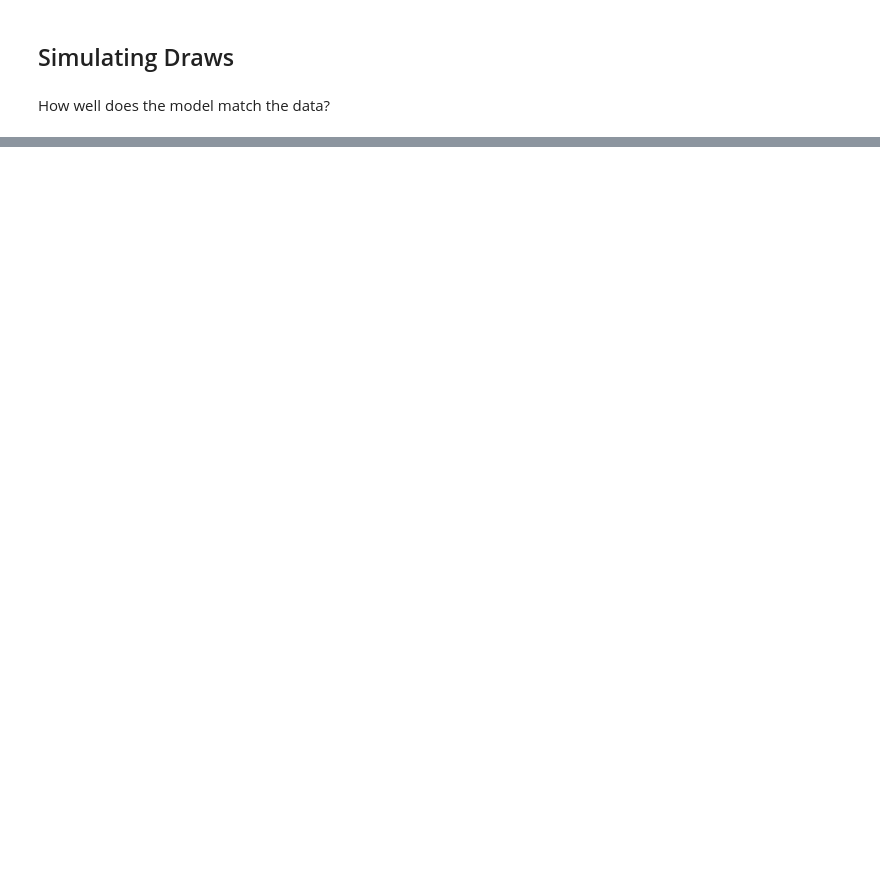
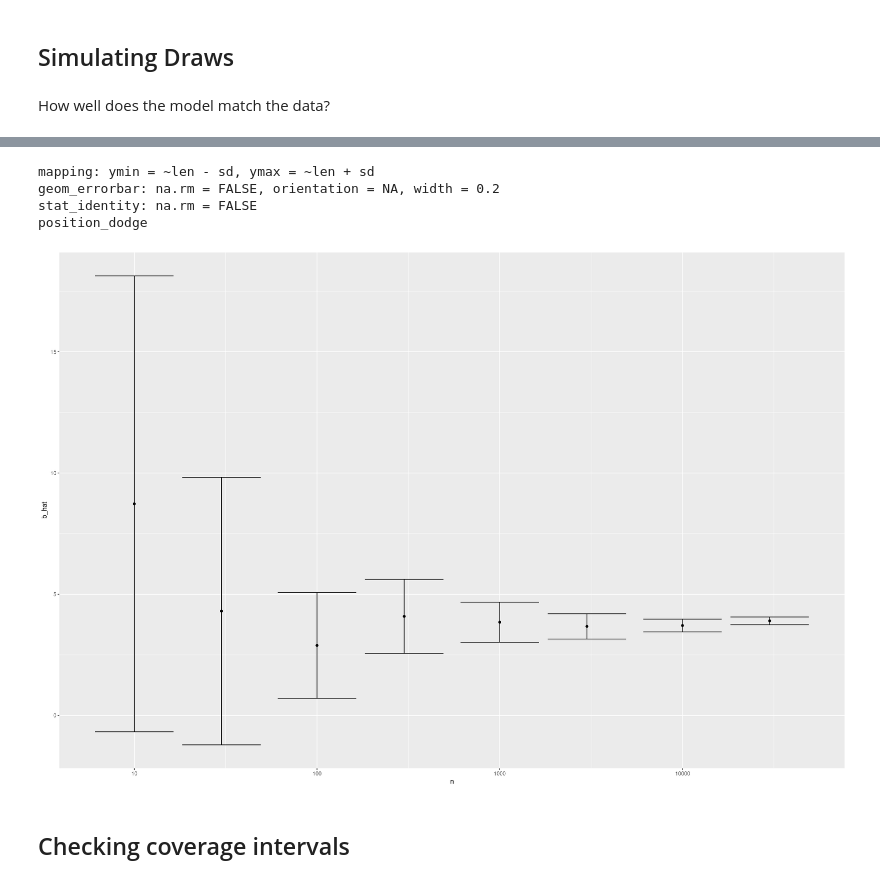
Before and after one commit to EdwardJRoss/regression_stories, a Jupyter notebook: Chapter 7 Exercises.ipynb, the cells around one changed output, grey strips where cells are left out. Cells and saved outputs as stored; diff of their text form; code cells hidden in the pictures; blank space fills up the shorter version.

```diff
--- a/Chapter 7 Exercises.ipynb
+++ b/Chapter 7 Exercises.ipynb
@@ -593,0 +589,25 @@ xlab("% people respond Religion is Important")
+# %%
+a <- 0.09
+b <- 3.9
+s <- 3.9
+
+simulate_fit <- function(n) {
+    x <- runif(n)
+    y <- rnorm(n, a + b*x, s)
+    fake <- data.frame(x, y)
+
+    fit <- stan_glm(y ~ x, data=fake, refresh=0)
+
+    c(b_hat=coef(fit)["x"], b_se=se(fit)["x"])
+
+}
+# %%
+n_vars = c(10, 30)
+n_powers = seq(0, 3)
+
+ns <- rep(n_vars, length(n_powers)) * rep(10^n_powers, each=length(n_vars))
+
+b_hats <- rep(NA, length(ns))
+b_ses <- rep(NA, length(ns))
+
+ns
@@ -593,0 +618,10 @@ xlab("% people respond Religion is Important")
+# %%
+for (i in seq(length(ns))) {
+    fit <- simulate_fit(ns[i])
+    b_hats[i] <- fit[1]
+    b_ses[i] <- fit[2]
+}
+# %%
+fits <- data.frame(n=ns, b_hat=b_hats, b_se=b_ses)
+
+fits
@@ -593,0 +640,14 @@ xlab("% people respond Religion is Important")
+# %%
+geom_errorbar(aes(ymin=len-sd, ymax=len+sd), width=.2,
+                 position=position_dodge(.9))
+# %% [output]
+mapping: ymin = ~len - sd, ymax = ~len + sd
+geom_errorbar: na.rm = FALSE, orientation = NA, width = 0.2
+stat_identity: na.rm = FALSE
+position_dodge
+# %%
+fits %>% gf_point(b_hat ~ n) %>% gf_errorbar(ymin=~b_hat - 2*b_se, ymax = ~b_hat + 2*b_se) + scale_x_log10()
+# %% [output]
+[figure, added]
+# %% [markdown]
+## Checking coverage intervals
```
Also changed, not shown: parts of 113 cells of this notebook.
